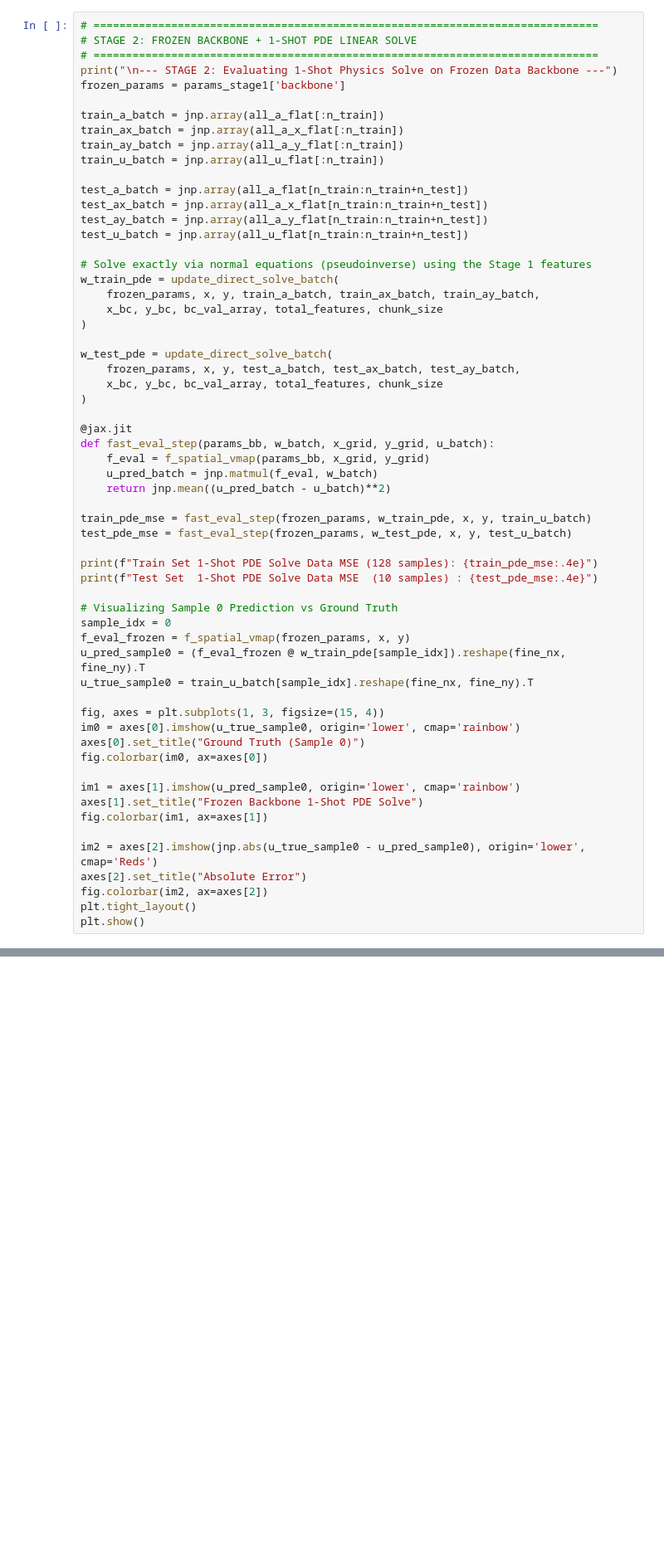
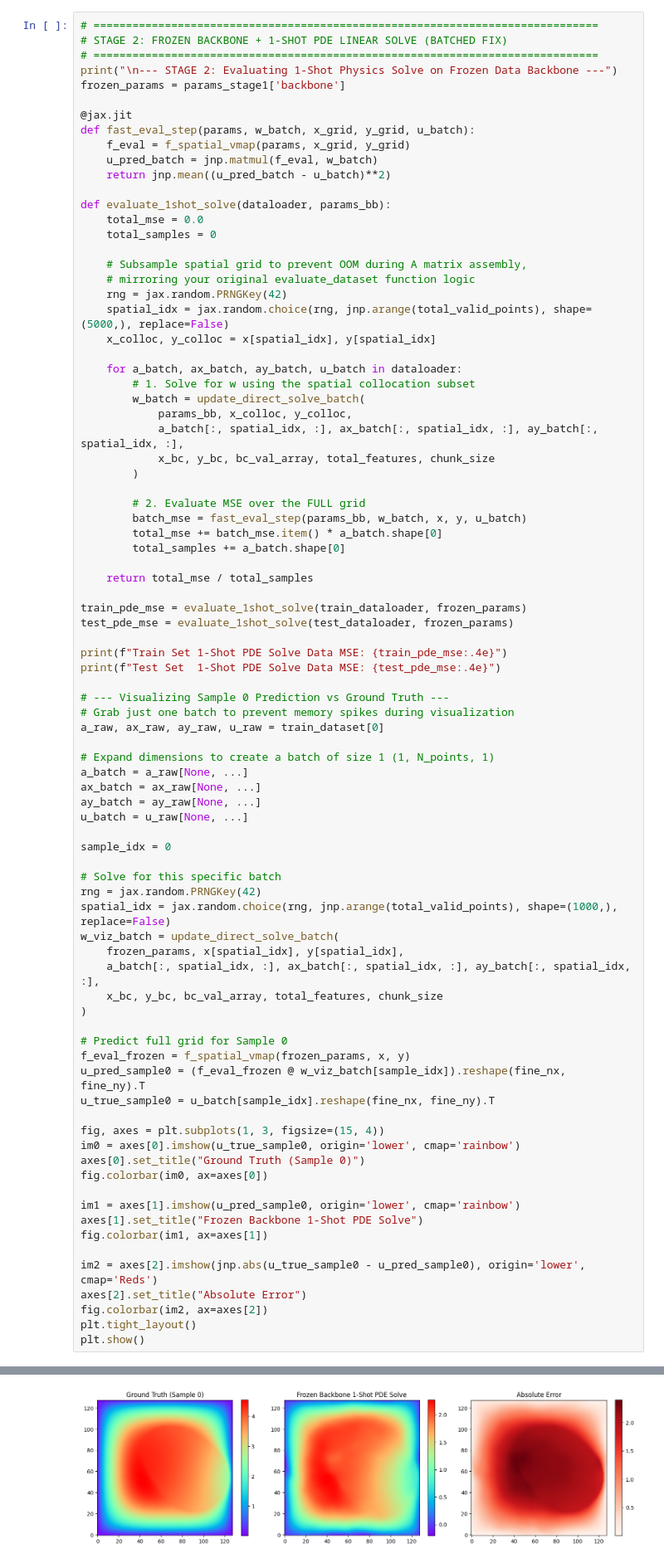
Before and after one commit to wang-yuancheng/piml, a Jupyter notebook: notebooks/darcy_flow_freezetest.ipynb, the cells around one changed output, grey strips where cells are left out. Shown at 83% size. Cells and saved outputs as stored; diff of their text form; blank space fills up the shorter version.

```diff
--- a/notebooks/darcy_flow_freezetest.ipynb
+++ b/notebooks/darcy_flow_freezetest.ipynb
@@ -343,48 +369,72 @@ plt.show()
 # %%
 # ==============================================================================
-# STAGE 2: FROZEN BACKBONE + 1-SHOT PDE LINEAR SOLVE
+# STAGE 2: FROZEN BACKBONE + 1-SHOT PDE LINEAR SOLVE (BATCHED FIX)
 # ==============================================================================
 print("\n--- STAGE 2: Evaluating 1-Shot Physics Solve on Frozen Data Backbone ---")
 frozen_params = params_stage1['backbone']
 
-train_a_batch = jnp.array(all_a_flat[:n_train])
-train_ax_batch = jnp.array(all_a_x_flat[:n_train])
-train_ay_batch = jnp.array(all_a_y_flat[:n_train])
-train_u_batch = jnp.array(all_u_flat[:n_train])
+@jax.jit
+def fast_eval_step(params, w_batch, x_grid, y_grid, u_batch):
+    f_eval = f_spatial_vmap(params, x_grid, y_grid)
+    u_pred_batch = jnp.matmul(f_eval, w_batch)
+    return jnp.mean((u_pred_batch - u_batch)**2)
 
-test_a_batch = jnp.array(all_a_flat[n_train:n_train+n_test])
-test_ax_batch = jnp.array(all_a_x_flat[n_train:n_train+n_test])
-test_ay_batch = jnp.array(all_a_y_flat[n_train:n_train+n_test])
-test_u_batch = jnp.array(all_u_flat[n_train:n_train+n_test])
+def evaluate_1shot_solve(dataloader, params_bb):
+    total_mse = 0.0
+    total_samples = 0
 
-# Solve exactly via normal equations (pseudoinverse) using the Stage 1 features
-w_train_pde = update_direct_solve_batch(
-    frozen_params, x, y, train_a_batch, train_ax_batch, train_ay_batch,
+    # Subsample spatial grid to prevent OOM during A matrix assembly,
+    # mirroring your original evaluate_dataset function logic
+    rng = jax.random.PRNGKey(42)
+    spatial_idx = jax.random.choice(rng, jnp.arange(total_valid_points), shape=(5000,), replace=False)
+    x_colloc, y_colloc = x[spatial_idx], y[spatial_idx]
+
+    for a_batch, ax_batch, ay_batch, u_batch in dataloader:
+        # 1. Solve for w using the spatial collocation subset
+        w_batch = update_direct_solve_batch(
+            params_bb, x_colloc, y_colloc,
+            a_batch[:, spatial_idx, :], ax_batch[:, spatial_idx, :], ay_batch[:, spatial_idx, :],
+            x_bc, y_bc, bc_val_array, total_features, chunk_size
+        )
+
+        # 2. Evaluate MSE over the FULL grid
+        batch_mse = fast_eval_step(params_bb, w_batch, x, y, u_batch)
+        total_mse += batch_mse.item() * a_batch.shape[0]
+        total_samples += a_batch.shape[0]
+
+    return total_mse / total_samples
+
+train_pde_mse = evaluate_1shot_solve(train_dataloader, frozen_params)
+test_pde_mse = evaluate_1shot_solve(test_dataloader, frozen_params)
+
+print(f"Train Set 1-Shot PDE Solve Data MSE: {train_pde_mse:.4e}")
+print(f"Test Set  1-Shot PDE Solve Data MSE: {test_pde_mse:.4e}")
+
+# --- Visualizing Sample 0 Prediction vs Ground Truth ---
+# Grab just one batch to prevent memory spikes during visualization
+a_raw, ax_raw, ay_raw, u_raw = train_dataset[0]
+
+# Expand dimensions to create a batch of size 1 (1, N_points, 1)
+a_batch = a_raw[None, ...]
+ax_batch = ax_raw[None, ...]
+ay_batch = ay_raw[None, ...]
+u_batch = u_raw[None, ...]
+
+sample_idx = 0
+
+# Solve for this specific batch
+rng = jax.random.PRNGKey(42)
+spatial_idx = jax.random.choice(rng, jnp.arange(total_valid_points), shape=(1000,), replace=False)
+w_viz_batch = update_direct_solve_batch(
+    frozen_params, x[spatial_idx], y[spatial_idx],
+    a_batch[:, spatial_idx, :], ax_batch[:, spatial_idx, :], ay_batch[:, spatial_idx, :],
     x_bc, y_bc, bc_val_array, total_features, chunk_size
 )
 
-w_test_pde = update_direct_solve_batch(
-    frozen_params, x, y, test_a_batch, test_ax_batch, test_ay_batch,
-    x_bc, y_bc, bc_val_array, total_features, chunk_size
-)
-
-@jax.jit
-def fast_eval_step(params_bb, w_batch, x_grid, y_grid, u_batch):
-    f_eval = f_spatial_vmap(params_bb, x_grid, y_grid)
-    u_pred_batch = jnp.matmul(f_eval, w_batch)
-    return jnp.mean((u_pred_batch - u_batch)**2)
-
-train_pde_mse = fast_eval_step(frozen_params, w_train_pde, x, y, train_u_batch)
-test_pde_mse = fast_eval_step(frozen_params, w_test_pde, x, y, test_u_batch)
-
-print(f"Train Set 1-Shot PDE Solve Data MSE (128 samples): {train_pde_mse:.4e}")
-print(f"Test Set  1-Shot PDE Solve Data MSE  (10 samples) : {test_pde_mse:.4e}")
-
-# Visualizing Sample 0 Prediction vs Ground Truth
-sample_idx = 0
+# Predict full grid for Sample 0
 f_eval_frozen = f_spatial_vmap(frozen_params, x, y)
-u_pred_sample0 = (f_eval_frozen @ w_train_pde[sample_idx]).reshape(fine_nx, fine_ny).T
-u_true_sample0 = train_u_batch[sample_idx].reshape(fine_nx, fine_ny).T
+u_pred_sample0 = (f_eval_frozen @ w_viz_batch[sample_idx]).reshape(fine_nx, fine_ny).T
+u_true_sample0 = u_batch[sample_idx].reshape(fine_nx, fine_ny).T
 
 fig, axes = plt.subplots(1, 3, figsize=(15, 4))
 im0 = axes[0].imshow(u_true_sample0, origin='lower', cmap='rainbow')
@@ -423 +457,2 @@ JaxRuntimeError: RESOURCE_EXHAUSTED: Autotuning failed for HLO: %custom-call.41
+[figure, added]
 # %%
```
Also changed, not shown: parts of 10 cells of this notebook, 9 other files.
